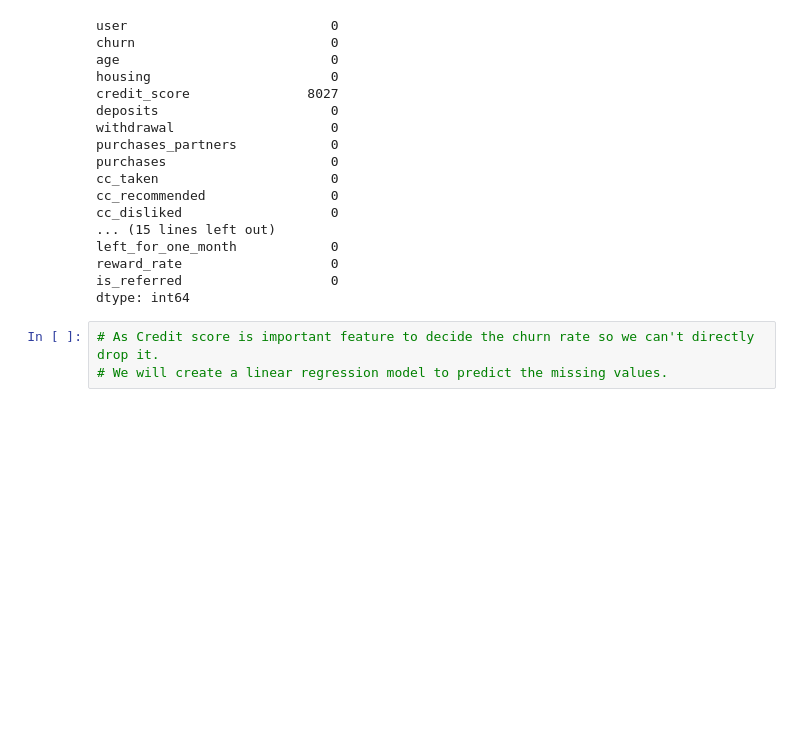
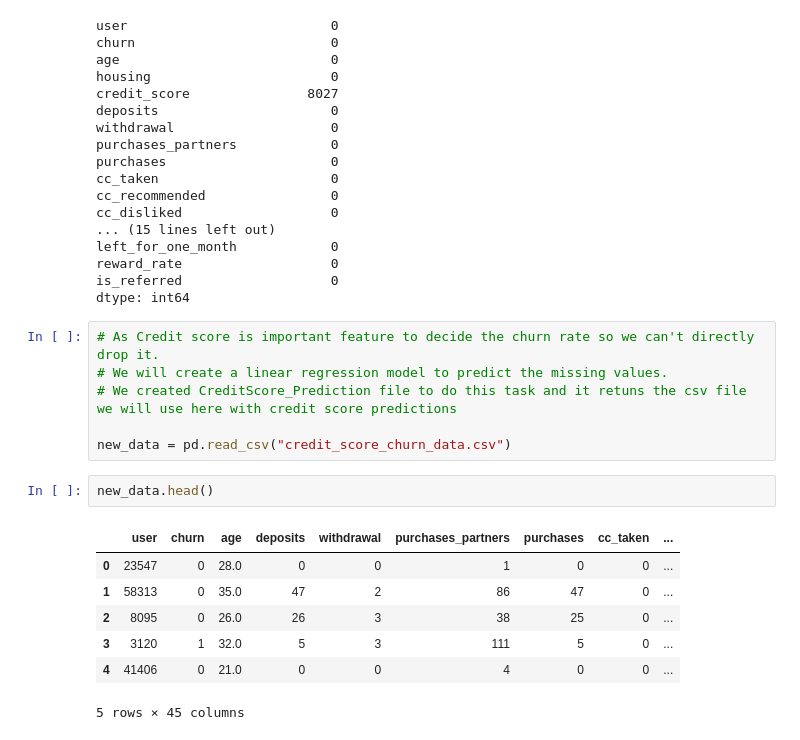
Before and after one commit to bhavnish97/Customer-ChurnRate-Analysis, a Jupyter notebook: Customer-Churn-Analysis.ipynb, the cells around one changed output. Drawn from its saved outputs; the diff is of its cells as text; blank space fills up the shorter version.

Commit message:
Credit Score Prediction commit

```diff
--- a/Customer-Churn-Analysis.ipynb
+++ b/Customer-Churn-Analysis.ipynb
@@ -117,3 +117,16 @@ dtype: int64
 # %%
 # As Credit score is important feature to decide the churn rate so we can't directly drop it.
 # We will create a linear regression model to predict the missing values.
+# We created CreditScore_Prediction file to do this task and it retuns the csv file we will use here with credit score predictions
+
+new_data = pd.read_csv("credit_score_churn_data.csv")
+# %%
+new_data.head()
+# %% [output]
+|  | user | churn | age | deposits | withdrawal | purchases_partners | purchases | cc_taken | ... |
+| 0 | 23547 | 0 | 28.0 | 0 | 0 | 1 | 0 | 0 | ... |
+| 1 | 58313 | 0 | 35.0 | 47 | 2 | 86 | 47 | 0 | ... |
+| 2 | 8095 | 0 | 26.0 | 26 | 3 | 38 | 25 | 0 | ... |
+| 3 | 3120 | 1 | 32.0 | 5 | 3 | 111 | 5 | 0 | ... |
+| 4 | 41406 | 0 | 21.0 | 0 | 0 | 4 | 0 | 0 | ... |
+5 rows × 45 columns
```
Also changed, not shown: parts of 1 cell of this notebook, 2 other files.
